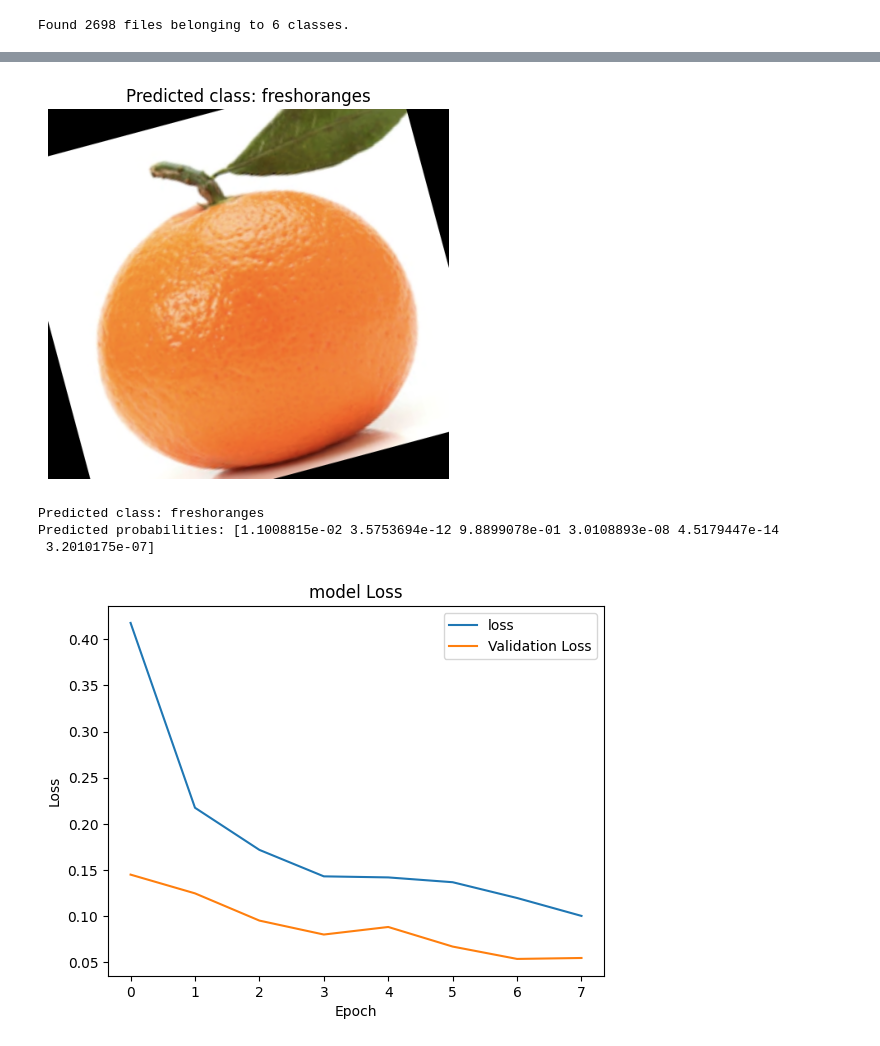
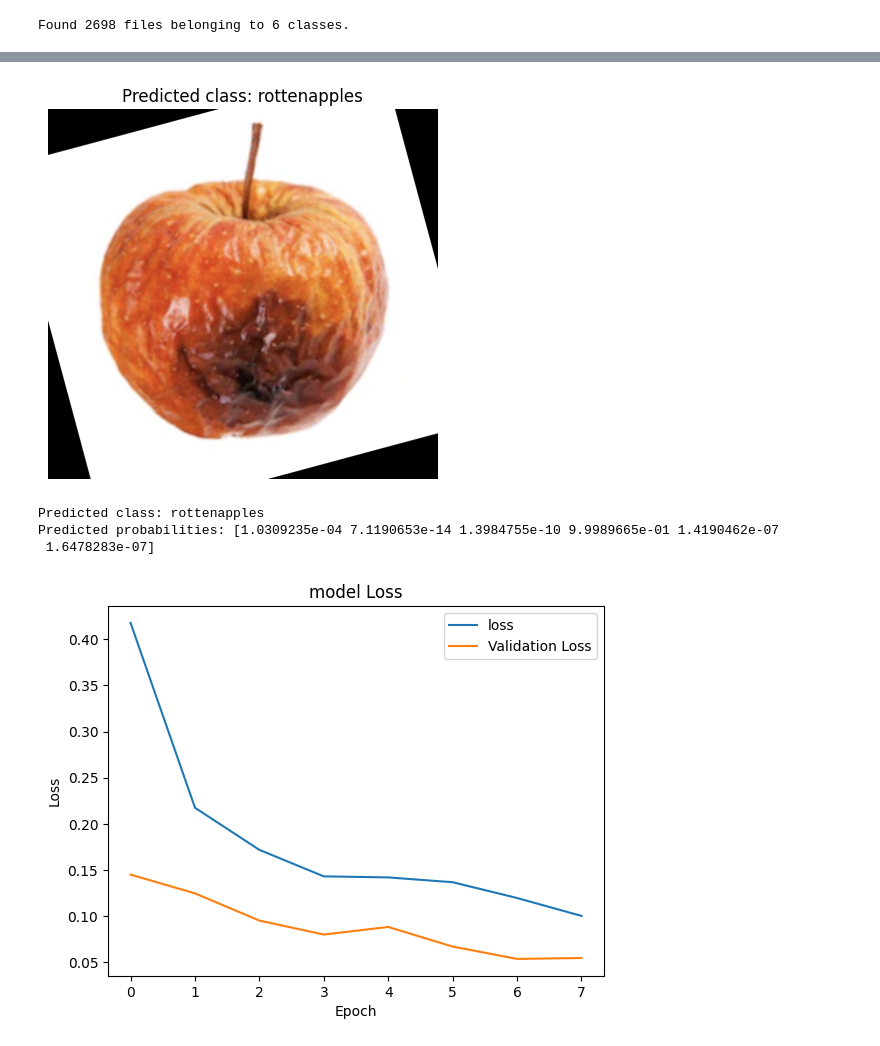
Before and after one commit to sahil-gusain/majorproject, a Jupyter notebook: CNN/CNN.ipynb, the cells around one changed output, grey strips where cells are left out. Cells and saved outputs as stored; diff of their text form; code cells hidden in the pictures.

```diff
--- a/CNN/CNN.ipynb
+++ b/CNN/CNN.ipynb
@@ -84,8 +84,8 @@ plt.show()
 # %% [output]
 [figure]
 # %%
-TRAIN_PATH = 'D:\\CNN\\dataset\\train'
-TEST_PATH = 'D:\\CNN\\dataset\\test'
+TRAIN_PATH = 'C:\\Users\\sahil\\Desktop\\majorProject\\CNN\\dataset\\train'
+TEST_PATH = 'C:\\Users\\sahil\\Desktop\\majorProject\\CNN\\dataset\\test'
 # %%
 datagen = ImageDataGenerator(
     rotation_range = 30,
@@ -179,10 +199,10 @@ test_ds = image_dataset_from_directory(
 # %% [output]
 Found 2698 files belonging to 6 classes.
 # %%
-new_image_path = 'D:\\CNN\\dataset\\test\\freshoranges\\rotated_by_15_Screen Shot 2018-06-12 at 11.50.41 PM.png'
+new_image_path = 'C:\\Users\\sahil\\Desktop\\majorProject\\CNN\\dataset\\test\\rottenapples\\rotated_by_15_Screen Shot 2018-06-07 at 2.19.37 PM.png'
+new_model = tf.keras.models.load_model('cnn_model.keras')
+from keras.preprocessing import image
 
-from keras.preprocessing import image
-from keras.applications.vgg16 import preprocess_input
 import matplotlib.pyplot as plt
 import matplotlib.image as mpimg
 from PIL import Image  # Import the PIL library
@@ -194,7 +214,7 @@ img_array = np.expand_dims(img_array, axis=0)
 img_array = preprocess_input(img_array)
 
 # Make predictions
-predictions = model.predict(img_array)
+predictions =new_model.predict(img_array)
 
 # Get the predicted class index
 predicted_class_index = np.argmax(predictions)
@@ -202,6 +222,7 @@ predicted_class_index = np.argmax(predictions)
 # Get the class label
 class_labels = list(train_ds.class_indices.keys())
 predicted_class_label = class_labels[predicted_class_index]
+print(class_labels)
 
 # Display the image
 img = mpimg.imread(new_image_path)
@@ -218,7 +240,7 @@ print(f'Predicted probabilities: {predictions[0]}')
-[figure, old version]
+[figure, new version]
-Predicted class: freshoranges
-Predicted probabilities: [1.1008815e-02 3.5753694e-12 9.8899078e-01 3.0108893e-08 4.5179447e-14
- 3.2010175e-07]
+Predicted class: rottenapples
+Predicted probabilities: [1.0309235e-04 7.1190653e-14 1.3984755e-10 9.9989665e-01 1.4190462e-07
+ 1.6478283e-07]
 # %%
 import matplotlib.pyplot as plt
 
```
Also changed, not shown: parts of 4 cells of this notebook, 29 other files.
